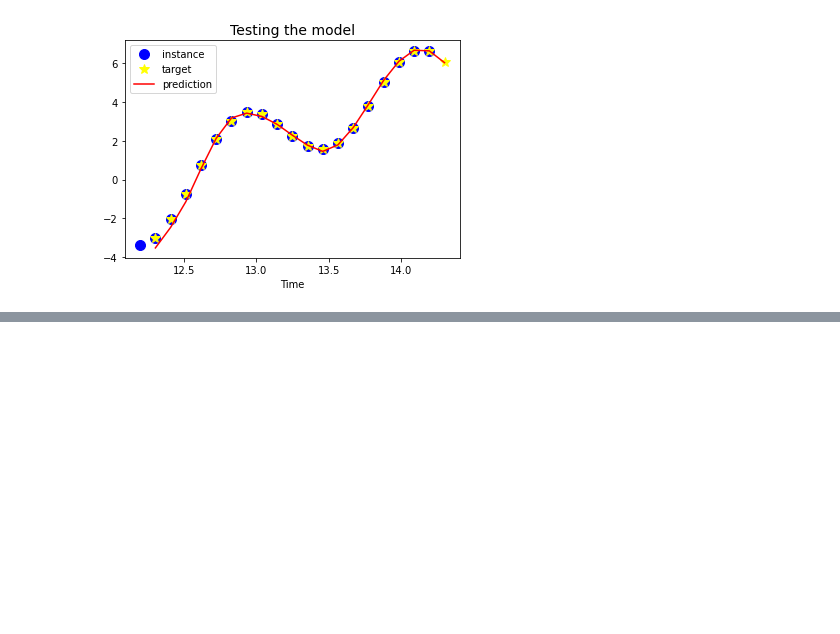
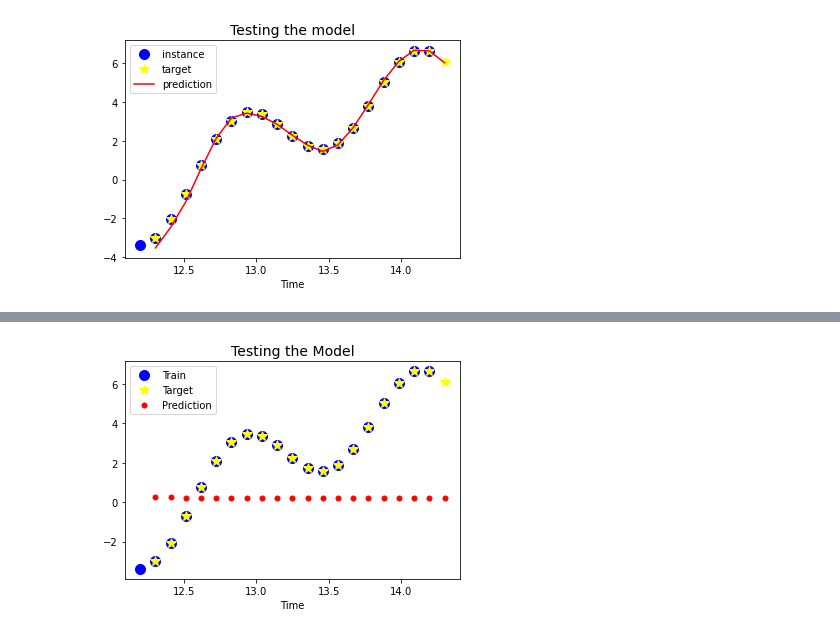
Before and after one commit to young-hun-jo/TIL, a Jupyter notebook: machine_learning/tensorflow/RNN/RNN_timeSeries.ipynb, the cells around one changed output, grey strips where cells are left out. Drawn from its saved outputs; the diff is of its cells as text; code cells hidden in the pictures; blank space fills up the shorter version.

```diff
--- a/machine_learning/tensorflow/RNN/RNN_timeSeries.ipynb
+++ b/machine_learning/tensorflow/RNN/RNN_timeSeries.ipynb
@@ -308,0 +425,84 @@ plt.show()
+# %%
+reset_graph()
+
+# 파라미터 정의
+n_steps = 20
+n_neurons = 100
+n_inputs = 1
+n_outputs = 1
+n_layers = 3
+
+X = tf.placeholder(tf.float32, shape=[None, n_steps, n_inputs])
+Y = tf.placeholder(tf.float32, shape=[None, n_steps, n_outputs])
+# keep_prob의 디폴트값을 1.0으로 설정 shape는 빈칸으로 해서 scalar값 형태로!
+keep_prob = tf.placeholder_with_default(1.0, shape=())
+
+# 기본적으로 여러개 층의 RNN layer만 만들어놓기(MultiRNNCell 사용 전 까지만!)
+layers = [tf.nn.rnn_cell.BasicRNNCell(layer) for layer in range(n_layers)]
+
+#### Dropout ####
+# list comprehension + DropoutWrapper이용해서 각 layer에 Dropout 적용!
+layers_drop = [tf.nn.rnn_cell.DropoutWrapper(layer) for layer in layers]
+# Dropout을 적용한 각 layer 상태에서 MultiRNNCell 이용해서 연결
+multi_layers_cell = tf.nn.rnn_cell.MultiRNNCell(cells=layers_drop)
+
+#######=> 왜여기서 dropout을 적용한 neuron개수가 무조건 2가나올까? Keep_prob을 0.5로 설정했는데..?왜 대체왜!!!!
+# 위에서 드롭아웃이 적용된 Multi-RNN을 dynamic_rnn이용해서 (중간, 최종) 출력값 도출
+multi_rnn_outputs, states = tf.nn.dynamic_rnn(cell=multi_layers_cell, inputs=X, dtype=tf.float32)
+
+# 입력 사이즈와 (1로)동일하도록 만들어주기 위해 stack하기!(=출력 사이즈를 reshape)
+stacked_rnn_outputs = tf.reshape(tensor=multi_rnn_outputs, shape=[-1, 2])
+# stack한 상태에서 FC layer 집어넣어서 우리가 원하는 사이즈의 출력값 도출
+stacked_outputs = tf.layers.dense(stacked_rnn_outputs, n_outputs)
+# 출력값들을 다시 unstack해 최종 출력값 shape으로 만들어주기
+predictions = tf.reshape(tensor=stacked_outputs, shape=[-1, n_steps, n_outputs])
+
+# Cost function
+mse = tf.losses.mean_squared_error(labels=Y, predictions=predictions)
+# SGD
+train = tf.train.AdamOptimizer(learning_rate=learning_rate).minimize(mse)
+
+### Train parameter ###
+learning_rate = 0.01
+train_keep_prob = 0.5
+n_iterations = 1500
+batch_size = 50
+
+### Run Tensors ###
+with tf.Session() as sess:
+    tf.global_variables_initializer().run()
+    for iteration in range(n_iterations):
+        # batch_size만큼 샘플링
+        batch_x, batch_y = next_batch(batch_size, n_steps)
+        # SGD 수행 - 드롭아웃 파라미터 넣어주어야 함!!!
+        sess.run(train, feed_dict={X: batch_x, Y: batch_y,
+                                  keep_prob: train_keep_prob})
+        if iteration % 100 == 0:
+            cost = mse.eval(feed_dict={X: batch_x, Y: batch_y,
+                                      keep_prob: train_keep_prob})
+            print(f"Step: {iteration}, MSE: {cost :.3f}")
+    print('#'*20, 'Learning Finished', '#'*20)
+    # 새로운 테스트용 시계열 데이터 생성
+    X_new = time_series(np.array(t_instance[:-1].reshape(-1, n_steps, n_inputs)))
+    # 테스트용 데이터에 대한 예측 시계열값 - 테스트에서는 드롭아웃 인자 안넣어줘도 됨(placeholder에 디폴트 1.0으로 정해놓았으니까!)
+    # 만약 placeholder_with_default로 안정해놓았으면 1.0으로 넣어주어야 함!
+    multi_rnn_result = multi_rnn_outputs.eval(feed_dict={X: X_new})
+    print(multi_rnn_result.shape)
+    stacked_rnn_result = stacked_rnn_outputs.eval(feed_dict={X: X_new})
+    print(stacked_rnn_result.shape)
+    y_pred = sess.run(predictions, feed_dict={X: X_new})
+
+plt.title("Testing the Model", fontsize=14)
+# 학습 데이터 plot
+plt.plot(t_instance[:-1], time_series(t_instance[:-1]), 'bo',
+        markersize=10, label='Train')
+# 정답 데이터 plot
+plt.plot(t_instance[1:], time_series(t_instance[1:]), 'w*',
+        markersize=10, label='Target', color='yellow')
+# 예측 데이터 plot
+plt.plot(t_instance[1:], y_pred[0, :, 0], 'r.',
+        markersize=10, label='Prediction')
+plt.legend(loc='upper left')
+plt.xlabel("Time")
+plt.show()
+# %% [output]
@@ -309 +526,2 @@ plt.show()
+[figure, added]
 # %%
```
Also changed, not shown: parts of 12 cells of this notebook, 2 other files.
